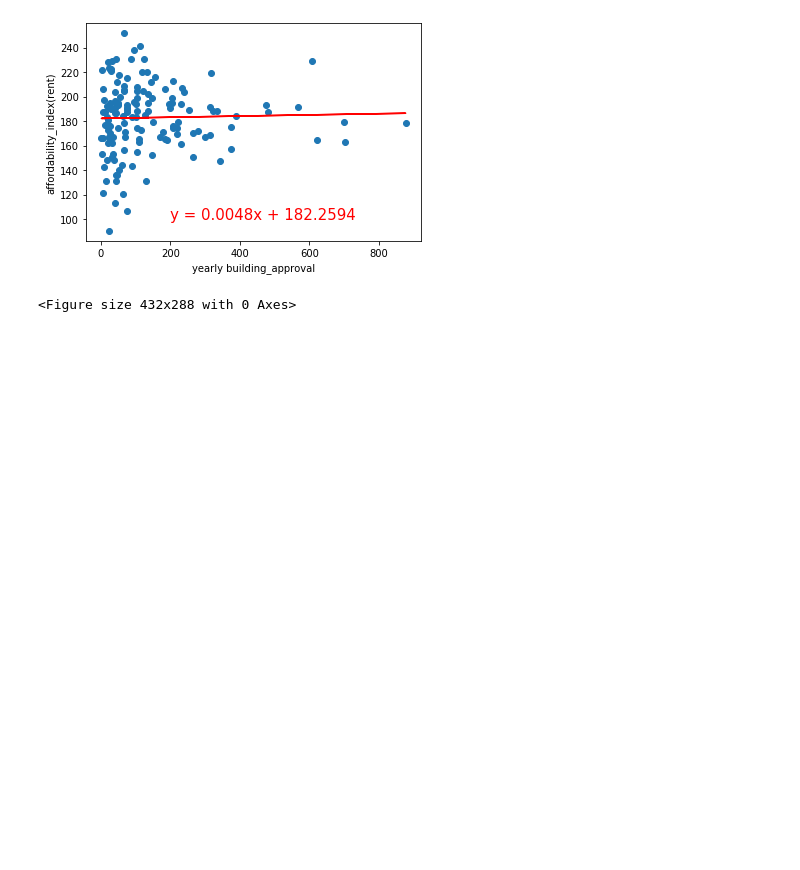
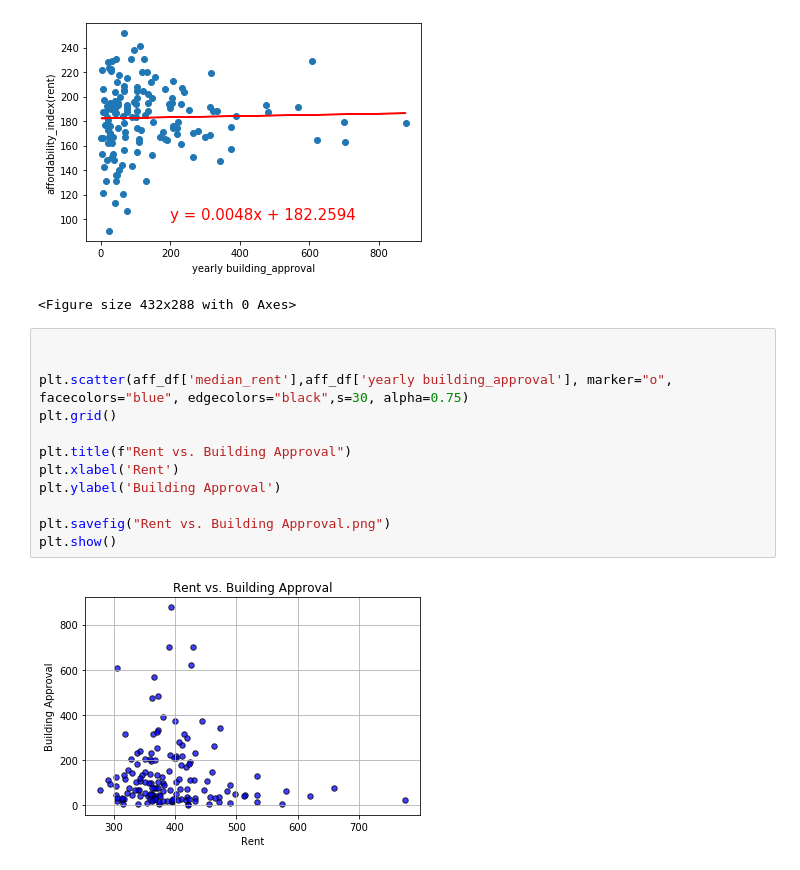
Before and after one commit to jiroken25/project-property, a Jupyter notebook: ProjectCombined.ipynb, the cells around one changed output. Drawn from its saved outputs; the diff is of its cells as text; blank space fills up the shorter version.

Commit message:
rent calculations

```diff
--- a/ProjectCombined.ipynb
+++ b/ProjectCombined.ipynb
@@ -198,3 +198,17 @@ plt.savefig("linBR.png")
 The r-squared is: 0.02617817372113006
 [figure]
 <Figure size 432x288 with 0 Axes>
+# %%
+
+
+plt.scatter(aff_df['median_rent'],aff_df['yearly building_approval'], marker="o", facecolors="blue", edgecolors="black",s=30, alpha=0.75)
+plt.grid()
+
+plt.title(f"Rent vs. Building Approval")
+plt.xlabel('Rent')
+plt.ylabel('Building Approval')
+
+plt.savefig("Rent vs. Building Approval.png")
+plt.show()
+# %% [output]
+[figure, added]
```
Also changed, not shown: parts of 6 cells of this notebook, 4 other files.
